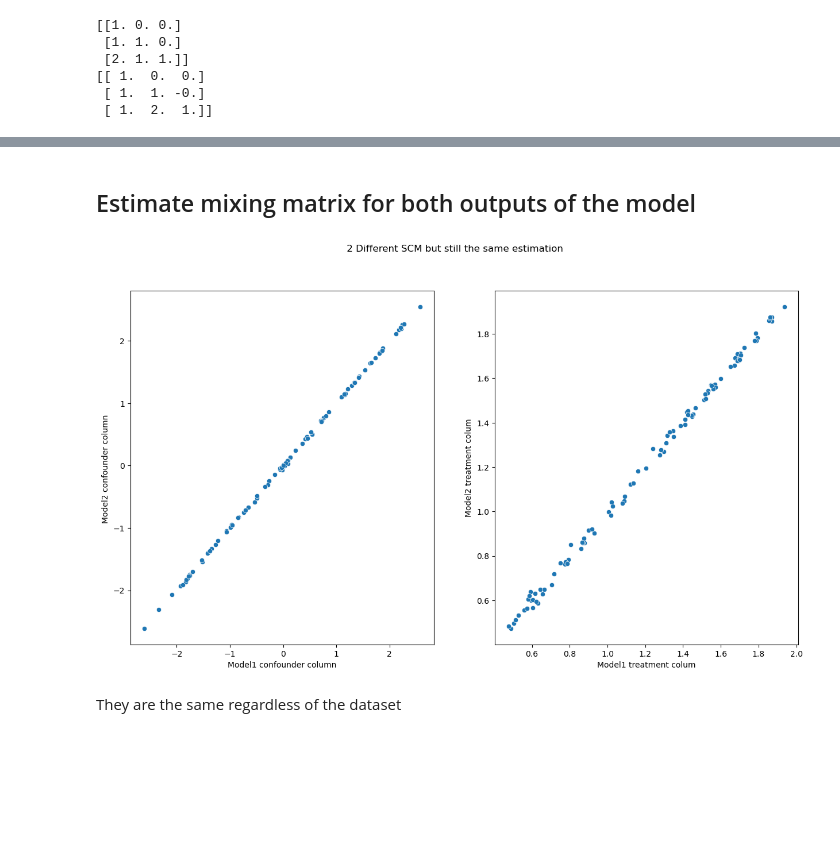
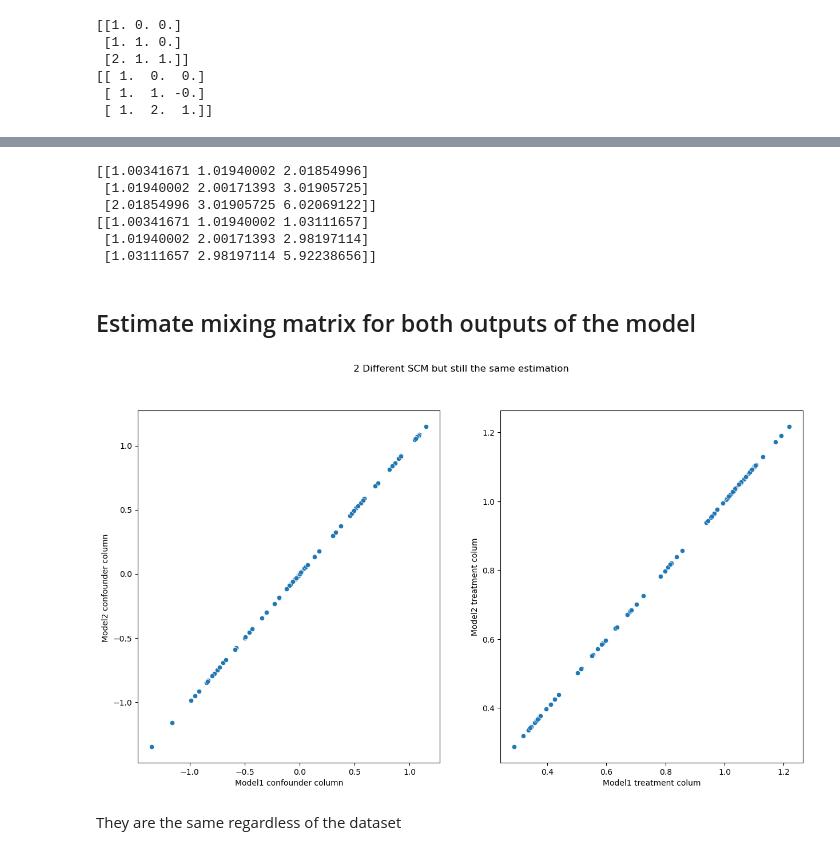
Before and after one commit to malo4300/ICA_IV, a Jupyter notebook: identifiability.ipynb, the cells around one changed output, grey strips where cells are left out. Cells and saved outputs as stored; diff of their text form; code cells hidden in the pictures; blank space fills up the shorter version.

```diff
--- a/identifiability.ipynb
+++ b/identifiability.ipynb
@@ -58,3 +58,14 @@ plt.legend()
+# %%
+# obeservational data has the same distribution
+print(np.cov(out["data"].T))
+print(np.cov(out2["data"].T))
+# %% [output]
+[[1.00341671 1.01940002 2.01854996]
+ [1.01940002 2.00171393 3.01905725]
+ [2.01854996 3.01905725 6.02069122]]
+[[1.00341671 1.01940002 1.03111657]
+ [1.01940002 2.00171393 2.98197114]
+ [1.03111657 2.98197114 5.92238656]]
 # %% [markdown]
 ## Estimate mixing matrix for both outputs of the model
 # %%
@@ -81,18 +92,20 @@ model2 = pd.DataFrame({"confounder_col": [matrix[1,0] for matrix in model2_est],
 #model1.to_csv("results/identifiability_model1.csv", index = False)
 #model2.to_csv("results/identifiability_model2.csv", index = False)
 # %%
+model1 = pd.read_csv("results/identifiability_model1.csv")
+model2 = pd.read_csv("results/identifiability_model2.csv")
 fig, ax =plt.subplots(1,2, figsize = (15,8))
 sns.scatterplot(x = model1["confounder_col"], y = model2["confounder_col"], ax = ax[0])
 ax[0].set_xlabel("Model1 confounder column")
 ax[0].set_ylabel("Model2 confounder column ")
 
 sns.scatterplot(x = model1["treatment_col"], y = model2["treatment_col"], ax = ax[1])
 ax[1].set_xlabel("Model1 treatment colum")
 ax[1].set_ylabel("Model2 treatment colum")
 fig.suptitle(" 2 Different SCM but still the same estimation")
 plt.show()
 # %% [output]
-[figure, old version]
+[figure, new version]
 # %% [markdown]
 They are the same regardless of the dataset
 # %%
```
Also changed, not shown: parts of 12 cells of this notebook, 1 other file.
